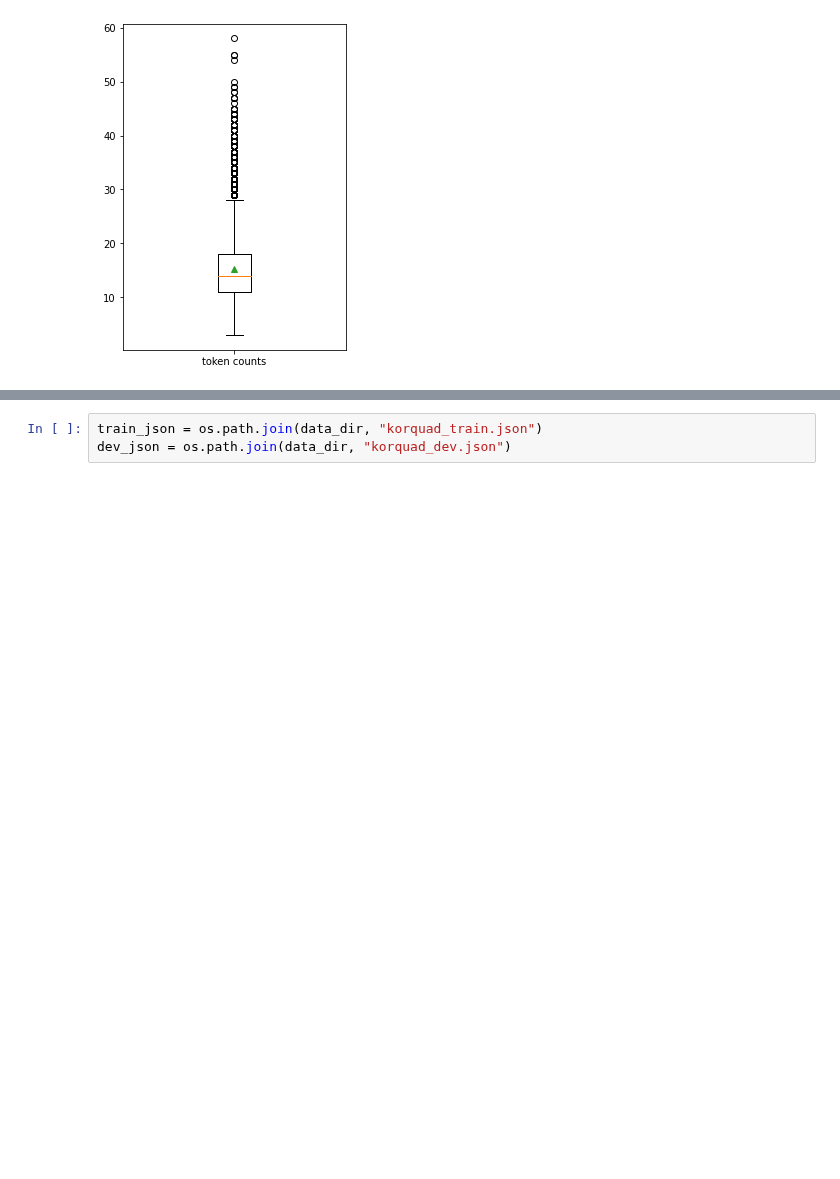
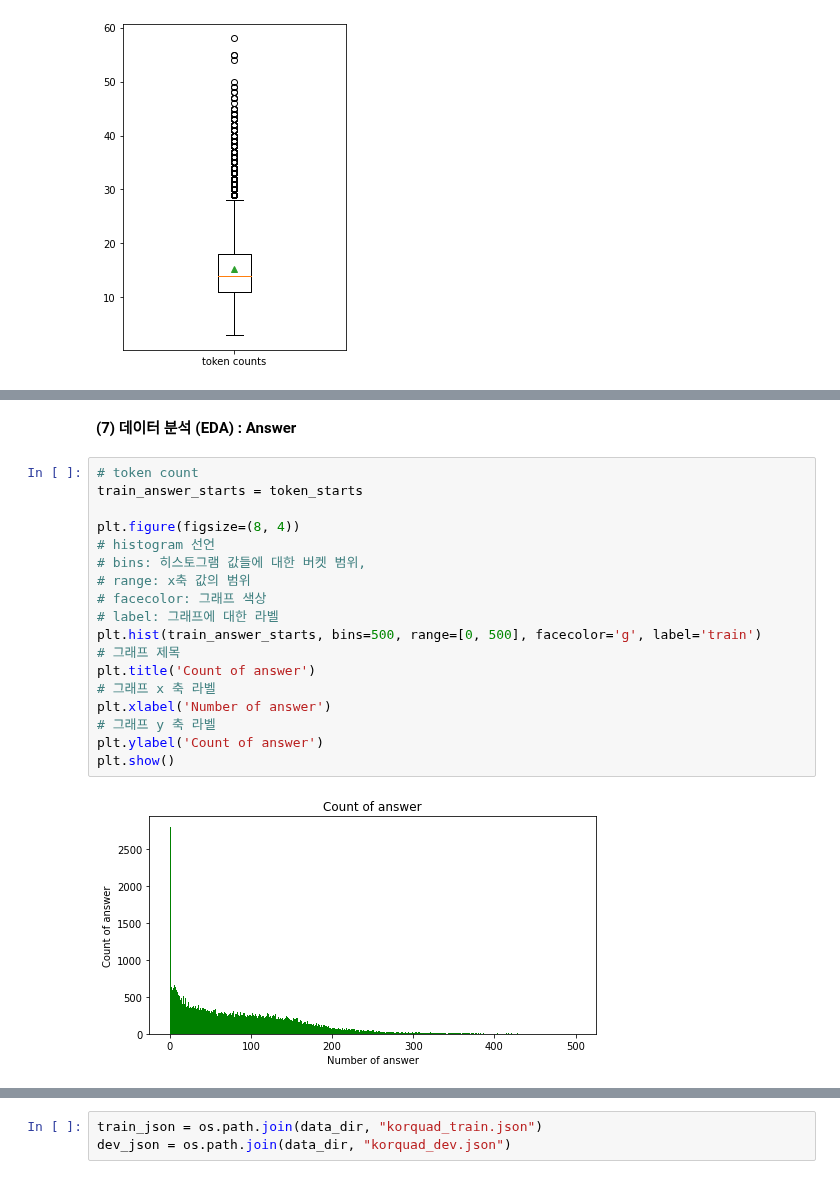
Before and after one commit to minji2744/AIFFEL, a Jupyter notebook: Exploration/E17/e17_bert.ipynb, the cells around one changed output, grey strips where cells are left out. Saved outputs shown, nothing was run; the diff lists cells and outputs as text; blank space fills up the shorter version.

```diff
--- a/Exploration/E17/e17_bert.ipynb
+++ b/Exploration/E17/e17_bert.ipynb
@@ -459,0 +542,22 @@ plt.show()
+# %% [markdown]
+**(7) 데이터 분석 (EDA) : Answer**
+# %%
+# token count
+train_answer_starts = token_starts
+
+plt.figure(figsize=(8, 4))
+# histogram 선언
+# bins: 히스토그램 값들에 대한 버켓 범위,
+# range: x축 값의 범위
+# facecolor: 그래프 색상
+# label: 그래프에 대한 라벨
+plt.hist(train_answer_starts, bins=500, range=[0, 500], facecolor='g', label='train')
+# 그래프 제목
+plt.title('Count of answer')
+# 그래프 x 축 라벨
+plt.xlabel('Number of answer')
+# 그래프 y 축 라벨
+plt.ylabel('Count of answer')
+plt.show()
+# %% [output]
+[figure, added]
```
Also changed, not shown: parts of 55 cells of this notebook.
